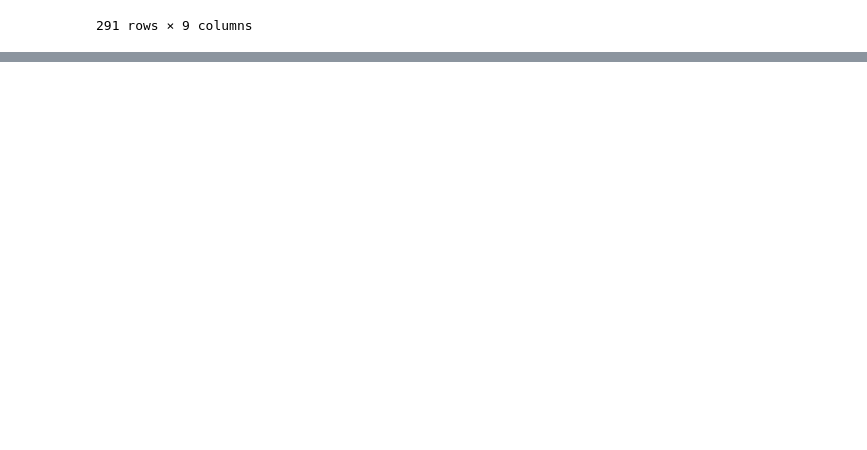
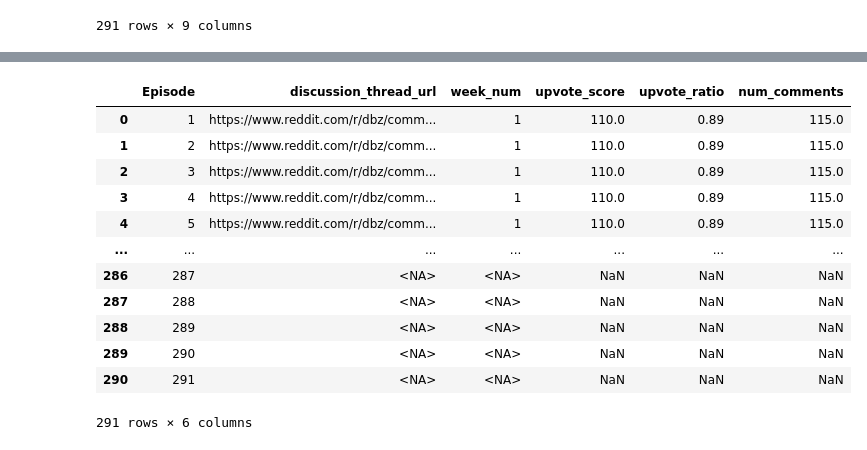
Before and after one commit to finn-okeeffe/best-dbz-episode, a Jupyter notebook: getting_data.ipynb, the cells around one changed output, grey strips where cells are left out. Cells and saved outputs as stored; diff of their text form; code cells hidden in the pictures; blank space fills up the shorter version.

```diff
--- a/getting_data.ipynb
+++ b/getting_data.ipynb
@@ -359,0 +438,31 @@ I had hoped to get data from reddit, unfortunately I wasn't able to find a good
+# %%
+# save to csv
+RDBZ_FILENAME = "data/rdbz_data.csv"
+rdbz_df.to_csv(RDBZ_FILENAME)
+
+# add to columns to compiled dataframe
+COMPILED_FILENAME = "data/compiled_data.csv"
+compiled_df = pd.read_csv(COMPILED_FILENAME, index_col=0)
+compiled_df["r/dbz_rewatch_week"] = rdbz_df["week_num"]
+compiled_df["r/dbz_karma_score"] = rdbz_df["upvote_score"]
+compiled_df["r/dbz_upvote_ratio"] = rdbz_df["upvote_ratio"]
+compiled_df["r/dbz_num_comments"] = rdbz_df["num_comments"]
+
+# save compiled dataframe
+compiled_df.to_csv(COMPILED_FILENAME)
+
+rdbz_df
+# %% [output]
+|  | Episode | discussion_thread_url | week_num | upvote_score | upvote_ratio | num_comments |
+| 0 | 1 | https://www.reddit.com/r/dbz/comm... | 1 | 110.0 | 0.89 | 115.0 |
+| 1 | 2 | https://www.reddit.com/r/dbz/comm... | 1 | 110.0 | 0.89 | 115.0 |
+| 2 | 3 | https://www.reddit.com/r/dbz/comm... | 1 | 110.0 | 0.89 | 115.0 |
+| 3 | 4 | https://www.reddit.com/r/dbz/comm... | 1 | 110.0 | 0.89 | 115.0 |
+| 4 | 5 | https://www.reddit.com/r/dbz/comm... | 1 | 110.0 | 0.89 | 115.0 |
+| ... | ... | ... | ... | ... | ... | ... |
+| 286 | 287 | <NA> | <NA> | NaN | NaN | NaN |
+| 287 | 288 | <NA> | <NA> | NaN | NaN | NaN |
+| 288 | 289 | <NA> | <NA> | NaN | NaN | NaN |
+| 289 | 290 | <NA> | <NA> | NaN | NaN | NaN |
+| 290 | 291 | <NA> | <NA> | NaN | NaN | NaN |
+291 rows × 6 columns
```
Also changed, not shown: parts of 4 cells of this notebook, 3 other files.
